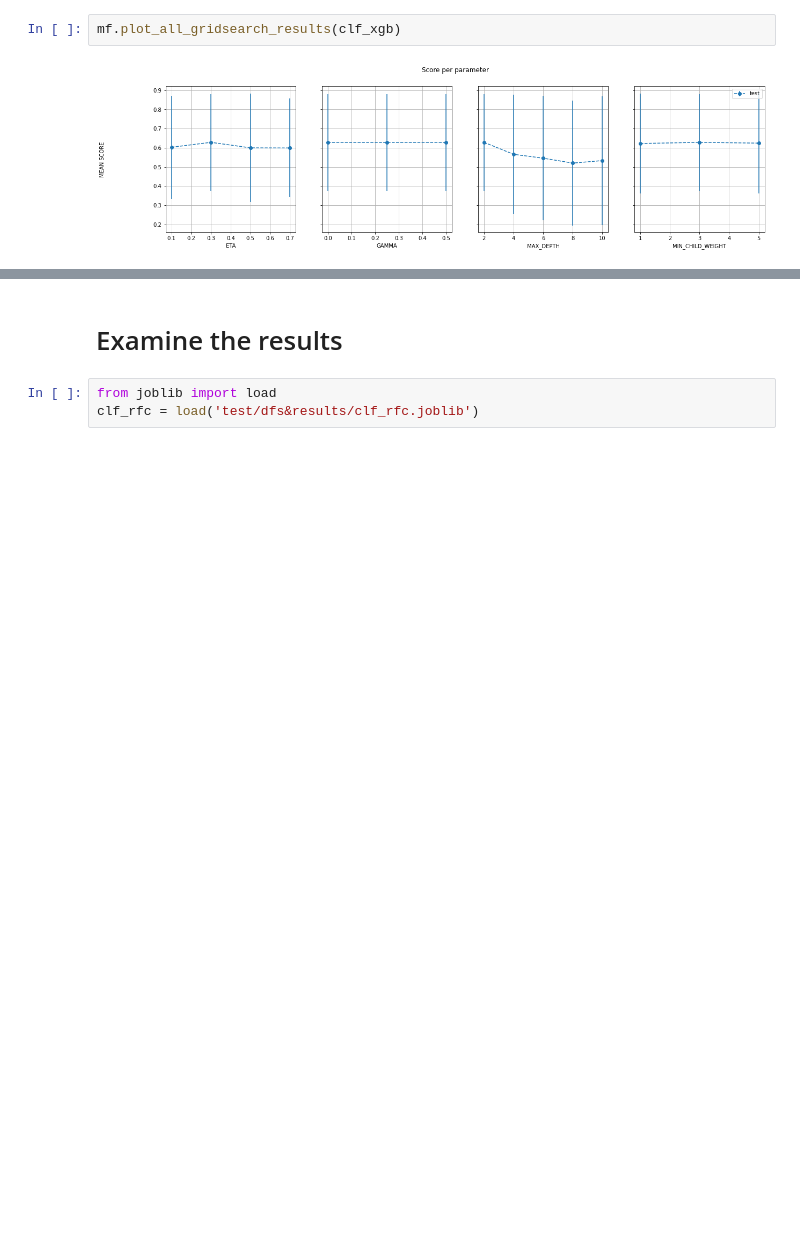
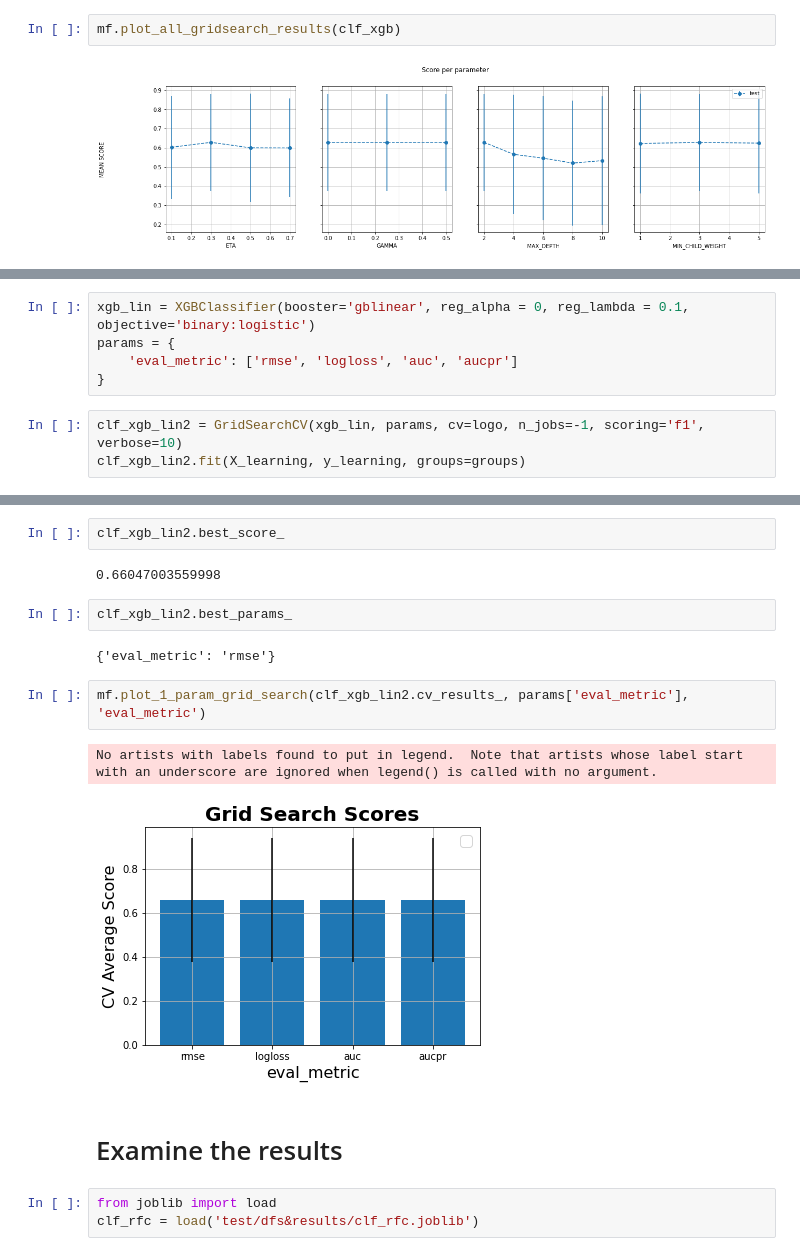
Before and after one commit to mikrzol/ML_bacteriophage_host_predicting, a Jupyter notebook: hyperparameter_tuning.ipynb, the cells around one changed output, grey strips where cells are left out. Saved outputs shown, nothing was run; the diff lists cells and outputs as text; blank space fills up the shorter version.

```diff
--- a/hyperparameter_tuning.ipynb
+++ b/hyperparameter_tuning.ipynb
@@ -423,0 +585,8 @@ mf.plot_all_gridsearch_results(clf_xgb)
+# %%
+xgb_lin = XGBClassifier(booster='gblinear', reg_alpha = 0, reg_lambda = 0.1, objective='binary:logistic')
+params = {
+    'eval_metric': ['rmse', 'logloss', 'auc', 'aucpr']
+}
+# %%
+clf_xgb_lin2 = GridSearchCV(xgb_lin, params, cv=logo, n_jobs=-1, scoring='f1', verbose=10)
+clf_xgb_lin2.fit(X_learning, y_learning, groups=groups)
@@ -424,3 +612,16 @@ mf.plot_all_gridsearch_results(clf_xgb)
+# %%
+clf_xgb_lin2.best_score_
+# %% [output]
+0.66047003559998
+# %%
+clf_xgb_lin2.best_params_
+# %% [output]
+{'eval_metric': 'rmse'}
+# %%
+mf.plot_1_param_grid_search(clf_xgb_lin2.cv_results_, params['eval_metric'], 'eval_metric')
+# %% [output]
+No artists with labels found to put in legend.  Note that artists whose label start with an underscore are ignored when legend() is called with no argument.
+[figure, added]
 # %% [markdown]
 # Examine the results
 # %%
```
Also changed, not shown: parts of 25 cells of this notebook.
